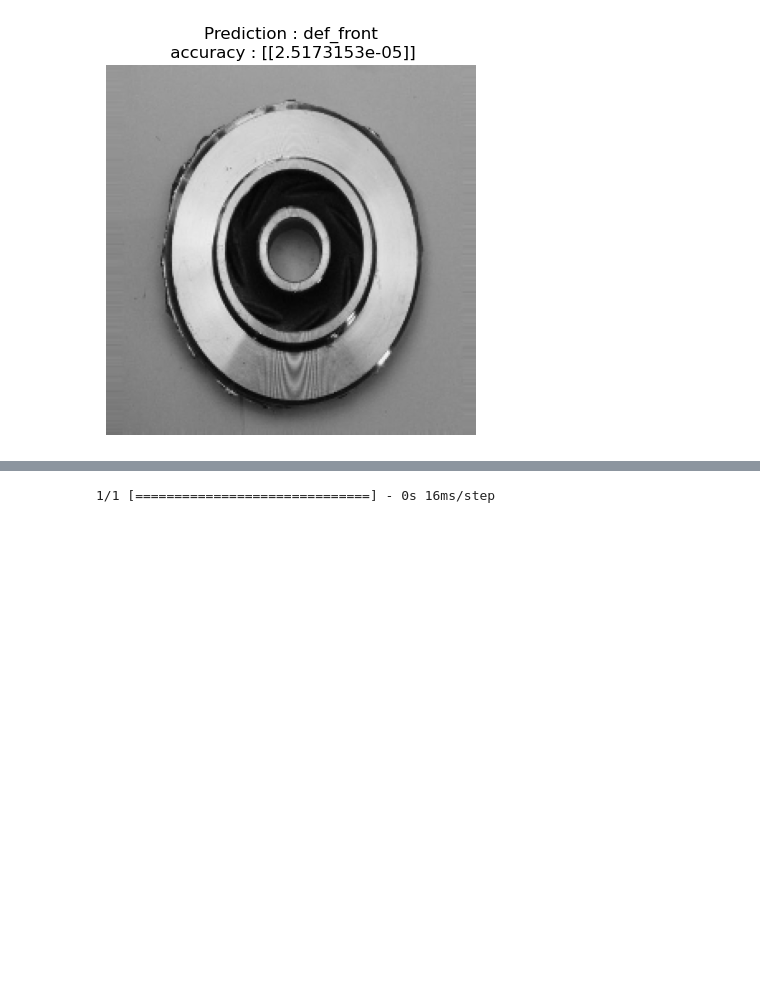
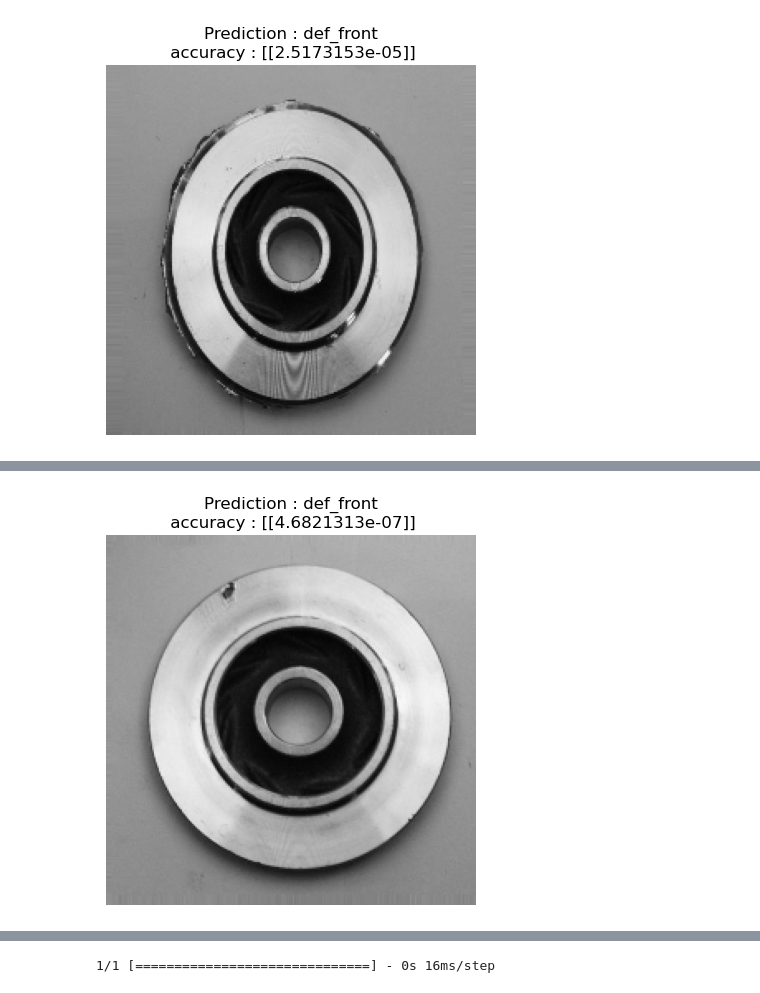
Before and after one commit to Rishu-N/TENSORFLOW, a Jupyter notebook: casting product image data for quality inspection.ipynb, the cells around one changed output, grey strips where cells are left out. Cells and saved outputs as stored; diff of their text form; code cells hidden in the pictures; blank space fills up the shorter version.

```diff
--- a/casting product image data for quality inspection.ipynb
+++ b/casting product image data for quality inspection.ipynb
@@ -617,0 +623,3 @@ pred_and_plot(model_3_1,"cast_ok_0_8208.jpeg")
+# %%
+pred_and_plot(model_3_1,"cast_def_0_9687.jpeg")
+# %% [output]
@@ -617,0 +627 @@ pred_and_plot(model_3_1,"cast_ok_0_8208.jpeg")
+[figure, added]
```
Also changed, not shown: parts of 7 cells of this notebook.
